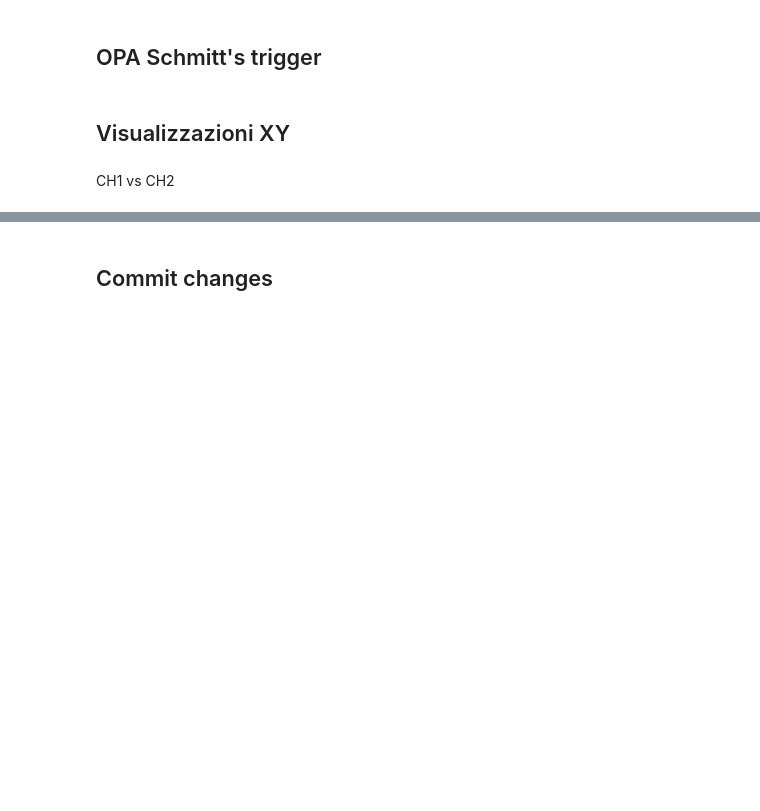
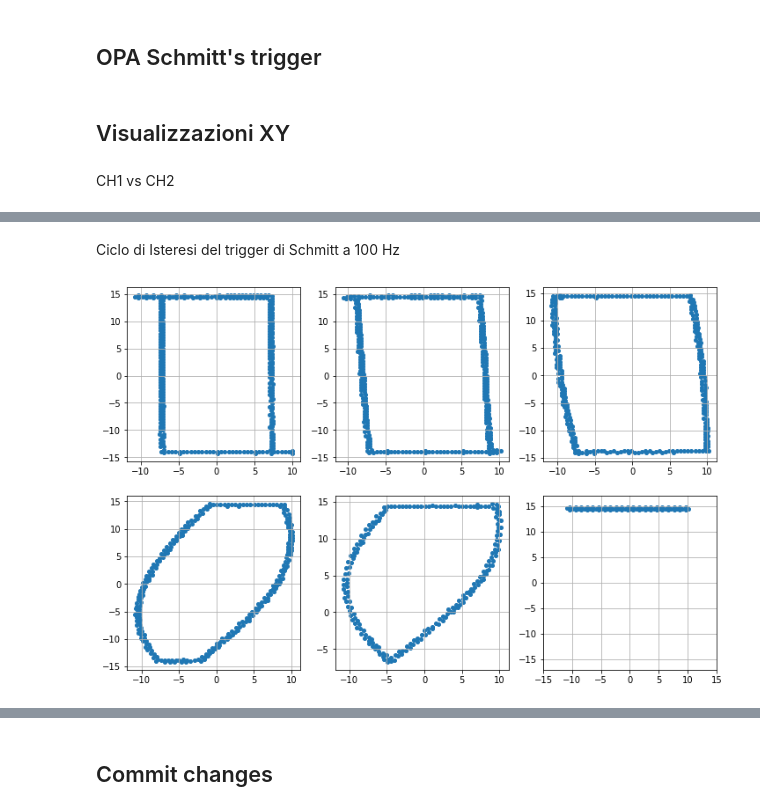
Before and after one commit to valeriopagliarino/Electronics-2021-UNITO-Public, a Jupyter notebook: analysis/3_Mixer_Diff_Trigger.ipynb, the cells around one changed output, grey strips where cells are left out. Drawn from its saved outputs; the diff is of its cells as text; code cells hidden in the pictures; blank space fills up the shorter version.

Commit message:
Ciclo di isteresi Trigger di Schmitt

```diff
--- a/analysis/3_Mixer_Diff_Trigger.ipynb
+++ b/analysis/3_Mixer_Diff_Trigger.ipynb
@@ -227,0 +257,62 @@ ax.grid()
+# %% [markdown]
+Ciclo di Isteresi del trigger di Schmitt a 100 Hz
+# %%
+trig_ist_100H = pd.read_csv(f"{DATADIR}/7-10-21/XY/Hist_100Hz.csv")
+trig_ist_12K  = pd.read_csv(f"{DATADIR}/7-10-21/XY/Hist_12KHz.csv")
+trig_ist_1K   = pd.read_csv(f"{DATADIR}/7-10-21/XY/Hist_1KHz.csv")
+trig_ist_25K  = pd.read_csv(f"{DATADIR}/7-10-21/XY/Hist_25KHz.csv")
+trig_ist_9K  = pd.read_csv(f"{DATADIR}/7-10-21/XY/Hist_9KHz.csv")
+trig_ist_3K  = pd.read_csv(f"{DATADIR}/7-10-21/XY/Hist_3KHz.csv")
+
+trig_ist_100Hx = trig_ist_100H.to_numpy().transpose()[0]
+trig_ist_100Hy = trig_ist_100H.to_numpy().transpose()[1]
+trig_ist_100Hx = trig_ist_100Hx[(trig_ist_100Hx >= -15) & (trig_ist_100Hx <= 15)]
+trig_ist_100Hy = trig_ist_100Hy[(trig_ist_100Hy >= -15) & (trig_ist_100Hy <= 15)]
+
+trig_ist_12Kx = trig_ist_12K.to_numpy().transpose()[0]
+trig_ist_12Ky = trig_ist_12K.to_numpy().transpose()[1]
+trig_ist_12Kx = trig_ist_12Kx[(trig_ist_12Kx >= -15) & (trig_ist_12Kx <= 15)]
+trig_ist_12Ky = trig_ist_12Ky[(trig_ist_12Ky >= -15) & (trig_ist_12Ky <= 15)]
+
+trig_ist_1Kx = trig_ist_1K.to_numpy().transpose()[0]
+trig_ist_1Ky = trig_ist_1K.to_numpy().transpose()[1]
+trig_ist_1Kx = trig_ist_1Kx[(trig_ist_1Kx >= -15) & (trig_ist_1Kx <= 15)]
+trig_ist_1Ky = trig_ist_1Ky[(trig_ist_1Ky >= -15) & (trig_ist_1Ky <= 15)]
+
+trig_ist_25Kx = trig_ist_25K.to_numpy().transpose()[0]
+trig_ist_25Ky = trig_ist_25K.to_numpy().transpose()[1]
+trig_ist_25Kx = trig_ist_25Kx[(trig_ist_25Kx >= -15) & (trig_ist_25Kx <= 15)]
+trig_ist_25Ky = trig_ist_25Ky[(trig_ist_25Ky >= -15) & (trig_ist_25Ky <= 15)]
+
+trig_ist_3Kx = trig_ist_3K.to_numpy().transpose()[0]
+trig_ist_3Ky = trig_ist_3K.to_numpy().transpose()[1]
+trig_ist_3Kx = trig_ist_3Kx[(trig_ist_3Kx >= -15) & (trig_ist_3Kx <= 15)]
+trig_ist_3Ky = trig_ist_3Ky[(trig_ist_3Ky >= -15) & (trig_ist_3Ky <= 15)]
+
+trig_ist_9Kx = trig_ist_9K.to_numpy().transpose()[0]
+trig_ist_9Ky = trig_ist_9K.to_numpy().transpose()[1]
+trig_ist_9Kx = trig_ist_9Kx[(trig_ist_9Kx >= -15) & (trig_ist_9Kx <= 15)]
+trig_ist_9Ky = trig_ist_9Ky[(trig_ist_9Ky >= -15) & (trig_ist_9Ky <= 15)]
+
+fig, ax = plt.subplots(nrows = 2, ncols = 3, figsize=(12, 8))
+
+ax[0][0].scatter(trig_ist_100Hx, trig_ist_100Hy, s=16)
+ax[0][0].grid()
+
+ax[0][1].scatter(trig_ist_1Kx, trig_ist_1Ky, s=16)
+ax[0][1].grid()
+
+ax[0][2].scatter(trig_ist_3Kx, trig_ist_3Ky, s=16)
+ax[0][2].grid()
+
+ax[1][0].scatter(trig_ist_9Kx, trig_ist_9Ky, s=16)
+ax[1][0].grid()
+
+ax[1][1].scatter(trig_ist_12Kx, trig_ist_12Ky, s=16)
+ax[1][1].grid()
+
+ax[1][2].scatter(trig_ist_25Kx, trig_ist_25Ky, s=16)
+ax[1][2].set(xlim=(-15, 15), ylim=(-17, 17))
+ax[1][2].grid()
+# %% [output]
+[figure, added]
```
Also changed, not shown: parts of 8 cells of this notebook.
